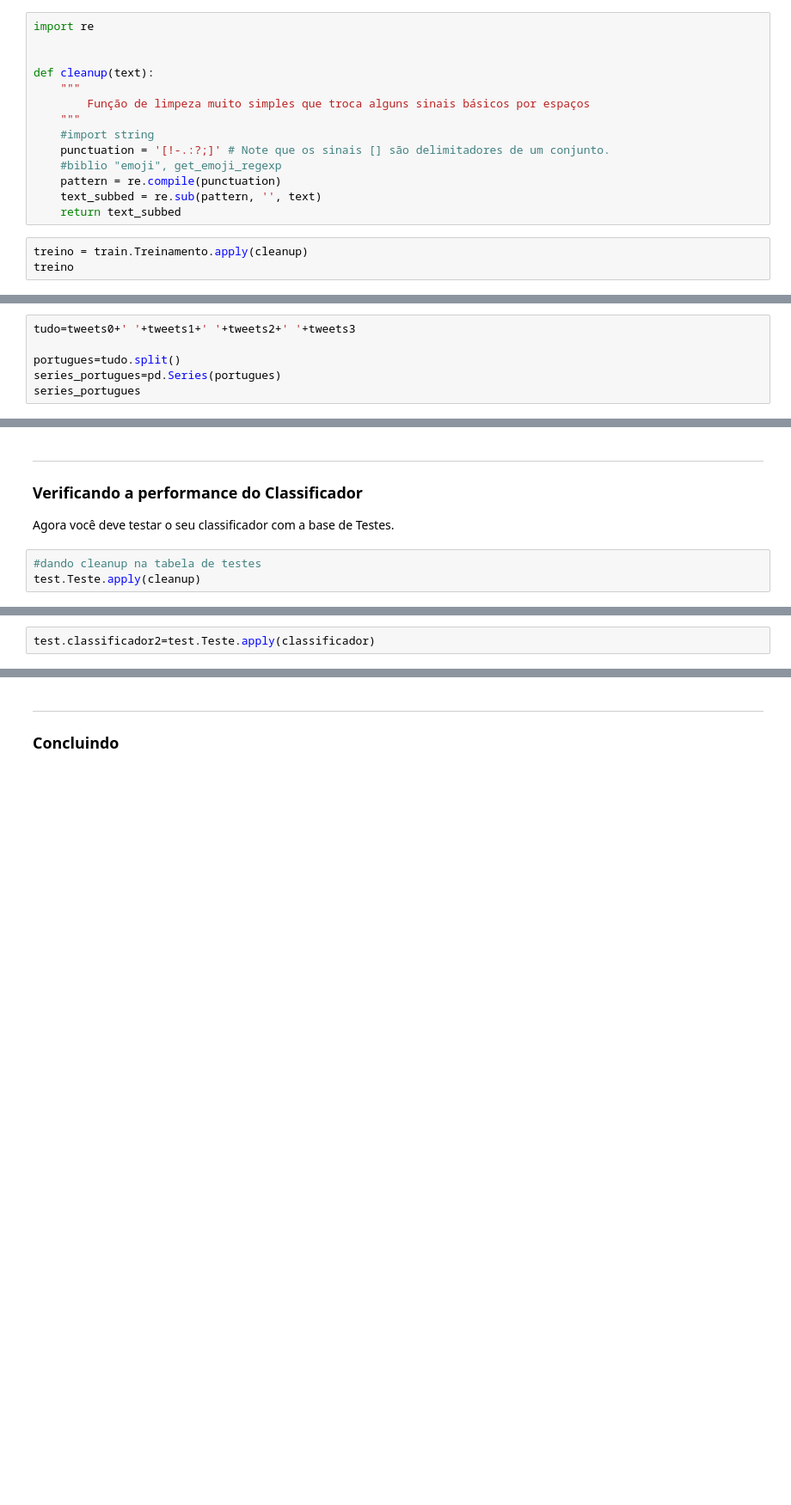
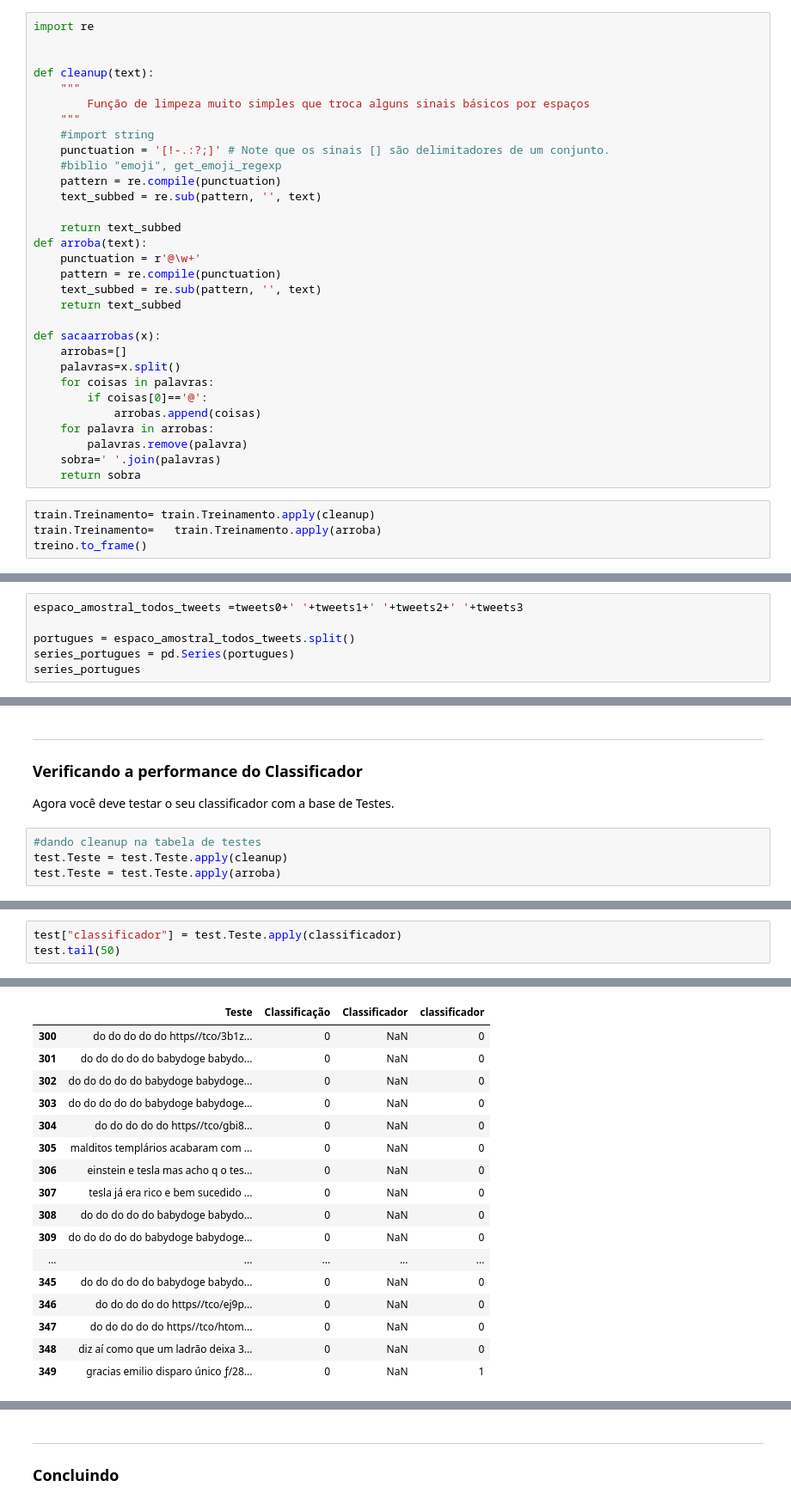
Before and after one commit to CarreraAlberto/Projeto1_CDados, a Jupyter notebook: Projeto1_Layout_Classificador.ipynb, the cells around one changed output, grey strips where cells are left out. Shown: that part at 86% size. Cells and saved outputs as stored; diff of their text form; blank space fills up the shorter version.

```diff
--- a/Projeto1_Layout_Classificador.ipynb
+++ b/Projeto1_Layout_Classificador.ipynb
@@ -101,8 +101,26 @@ def cleanup(text):
     #biblio "emoji", get_emoji_regexp
     pattern = re.compile(punctuation)
     text_subbed = re.sub(pattern, '', text)
+
     return text_subbed
+def arroba(text):
+    punctuation = r'@\w+'
+    pattern = re.compile(punctuation)
+    text_subbed = re.sub(pattern, '', text)
+    return text_subbed
+
+def sacaarrobas(x):
+    arrobas=[]
+    palavras=x.split()
+    for coisas in palavras:
+        if coisas[0]=='@':
+            arrobas.append(coisas)
+    for palavra in arrobas:
+        palavras.remove(palavra)
+    sobra=' '.join(palavras)
+    return sobra
 # %%
-treino = train.Treinamento.apply(cleanup)
-treino
+train.Treinamento= train.Treinamento.apply(cleanup)
+train.Treinamento=   train.Treinamento.apply(arroba)
+treino.to_frame()
 # %% [output]
@@ -161,7 +168,7 @@ tweets3
 # %%
-tudo=tweets0+' '+tweets1+' '+tweets2+' '+tweets3
+espaco_amostral_todos_tweets =tweets0+' '+tweets1+' '+tweets2+' '+tweets3
 
-portugues=tudo.split()
-series_portugues=pd.Series(portugues)
+portugues = espaco_amostral_todos_tweets.split()
+series_portugues = pd.Series(portugues)
 series_portugues
 # %% [output]
@@ -211,4 +218,5 @@ ___
 Agora você deve testar o seu classificador com a base de Testes.
 # %%
 #dando cleanup na tabela de testes
-test.Teste.apply(cleanup)
+test.Teste = test.Teste.apply(cleanup)
+test.Teste = test.Teste.apply(arroba)
@@ -272,3 +283,4 @@ def classificador(tweet):
 # %%
-test.classificador2=test.Teste.apply(classificador)
+test["classificador"] = test.Teste.apply(classificador)
+test.tail(50)
 # %% [output]
@@ -275,0 +287,17 @@ KeyError: 'quem'
+|  | Teste | Classificação | Classificador | classificador |
+| 300 | do do do do do https//tco/3b1z... | 0 | NaN | 0 |
+| 301 | do do do do do babydoge babydo... | 0 | NaN | 0 |
+| 302 | do do do do do babydoge babydoge... | 0 | NaN | 0 |
+| 303 | do do do do do babydoge babydoge... | 0 | NaN | 0 |
+| 304 | do do do do do https//tco/gbi8... | 0 | NaN | 0 |
+| 305 | malditos templários acabaram com ... | 0 | NaN | 0 |
+| 306 | einstein e tesla mas acho q o tes... | 0 | NaN | 0 |
+| 307 | tesla já era rico e bem sucedido ... | 0 | NaN | 0 |
+| 308 | do do do do do babydoge babydo... | 0 | NaN | 0 |
+| 309 | do do do do do babydoge babydoge... | 0 | NaN | 0 |
+| ... | ... | ... | ... | ... |
+| 345 | do do do do do babydoge babydo... | 0 | NaN | 0 |
+| 346 | do do do do do https//tco/ej9p... | 0 | NaN | 0 |
+| 347 | do do do do do https//tco/htom... | 0 | NaN | 0 |
+| 348 | diz aí como que um ladrão deixa 3... | 0 | NaN | 0 |
+| 349 | gracias emilio disparo único ƒ/28... | 0 | NaN | 1 |
```
Also changed, not shown: parts of 14 cells of this notebook, 1 other file.
